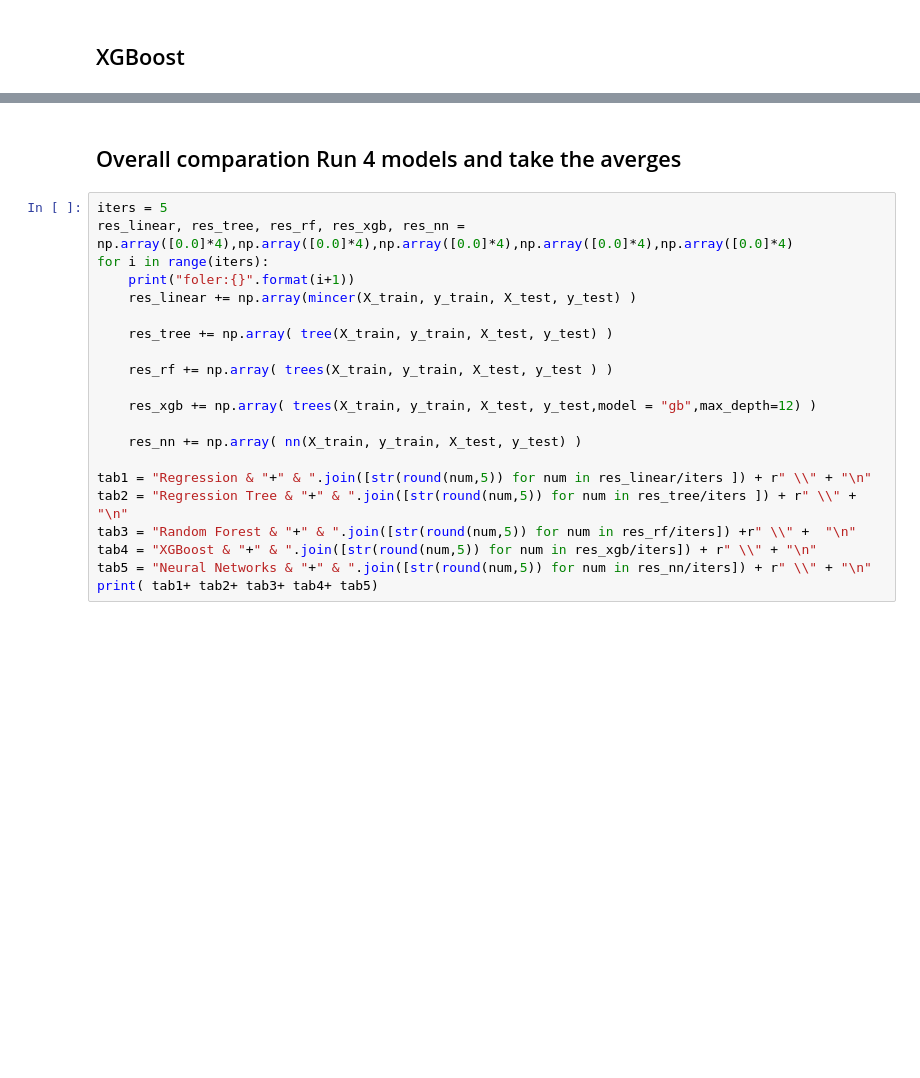
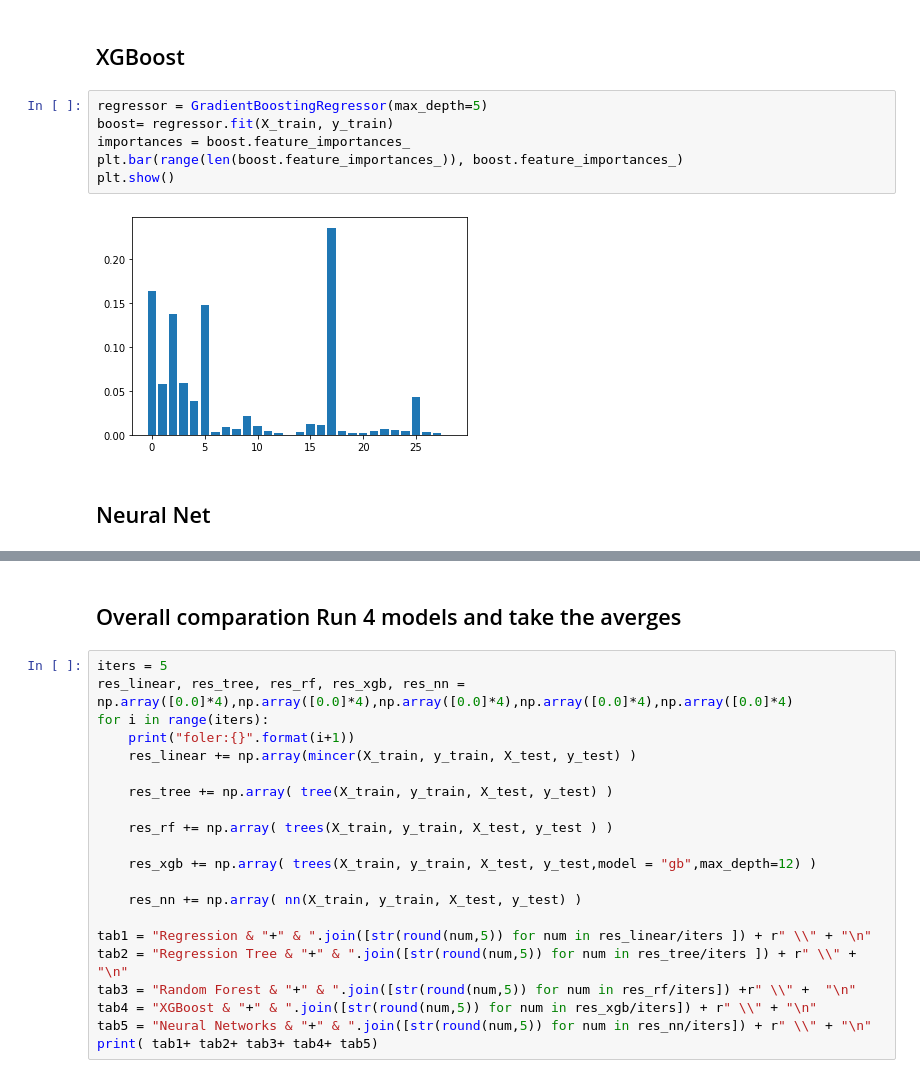
Before and after one commit to panbinwot/Thesis, a Jupyter notebook: Thesis_BinPan.ipynb, the cells around one changed output, grey strips where cells are left out. Drawn from its saved outputs; the diff is of its cells as text; blank space fills up the shorter version.

```diff
--- a/Thesis_BinPan.ipynb
+++ b/Thesis_BinPan.ipynb
@@ -143,2 +208,12 @@ Using TensorFlow backend.
 # %% [markdown]
 ## XGBoost
+# %%
+regressor = GradientBoostingRegressor(max_depth=5)
+boost= regressor.fit(X_train, y_train)
+importances = boost.feature_importances_
+plt.bar(range(len(boost.feature_importances_)), boost.feature_importances_)
+plt.show()
+# %% [output]
+[figure, added]
+# %% [markdown]
+## Neural Net
```
Also changed, not shown: parts of 7 cells of this notebook, 3 other files.
